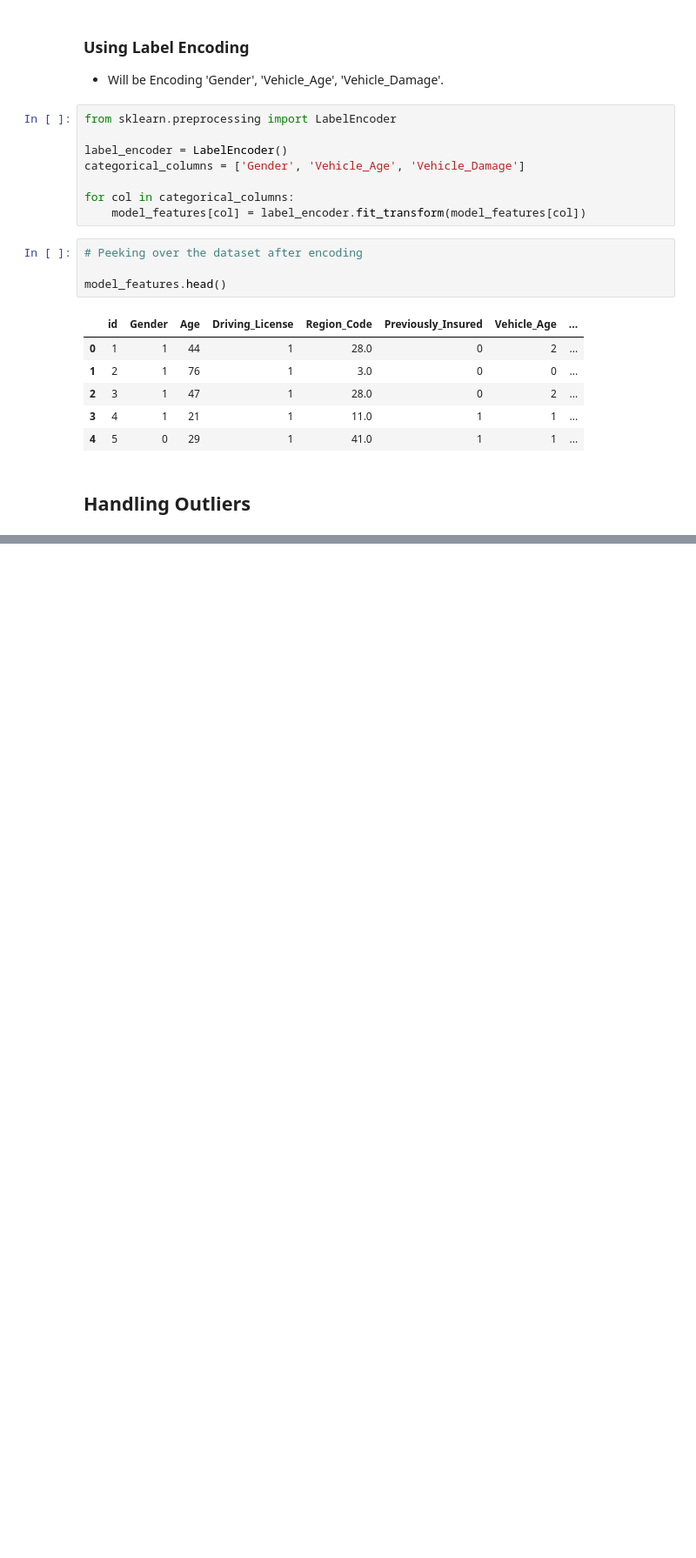
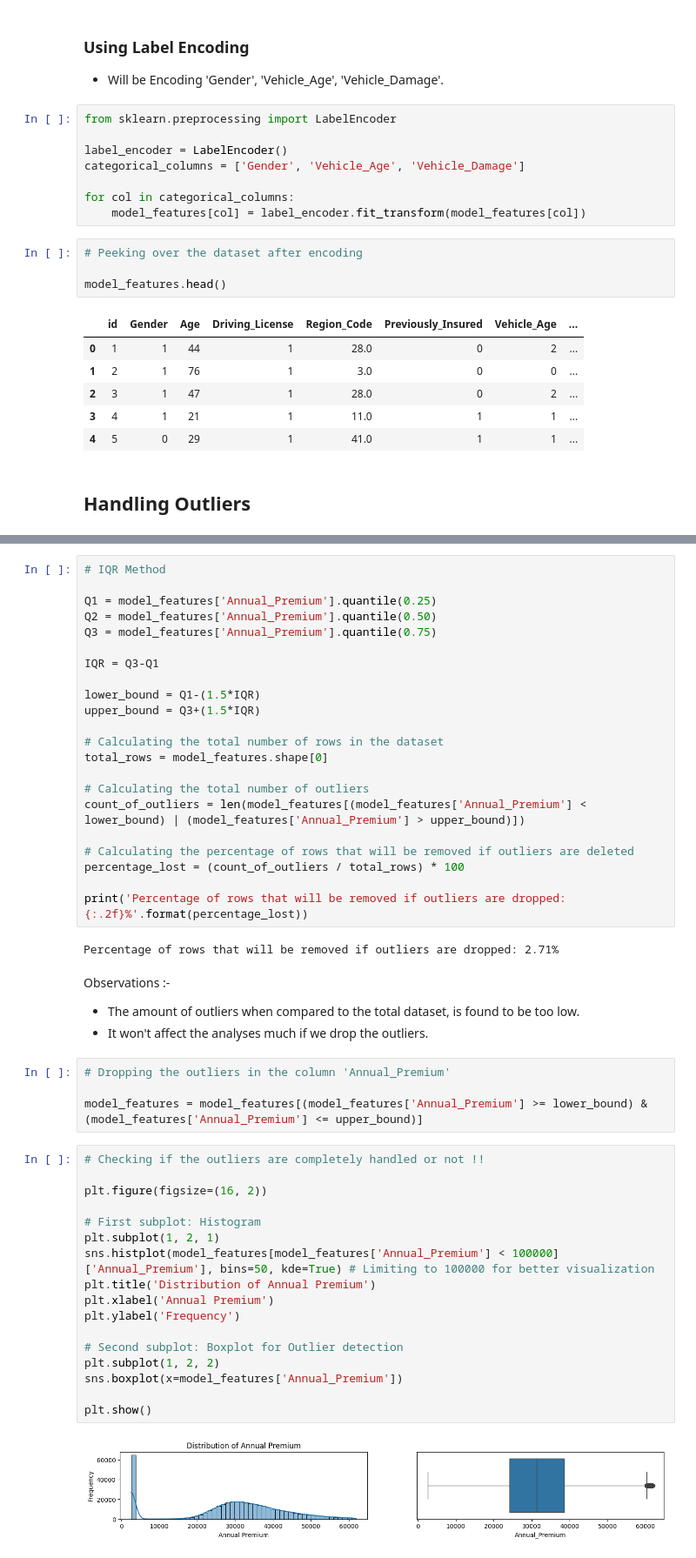
Before and after one commit to Ash99-commits/ML_Health_Insurance_Customers_CrossSell_Prediction, a Jupyter notebook: Health2Vehicle_CrossSell_Insurance_Prediction_by_Ashwani_Kumar_Patra.ipynb, the cells around one changed output, grey strips where cells are left out. Shown: that part at 87% size. Saved outputs shown, nothing was run; the diff lists cells and outputs as text; blank space fills up the shorter version.

```diff
--- a/Health2Vehicle_CrossSell_Insurance_Prediction_by_Ashwani_Kumar_Patra.ipynb
+++ b/Health2Vehicle_CrossSell_Insurance_Prediction_by_Ashwani_Kumar_Patra.ipynb
@@ -649,0 +695,52 @@ model_features.head()
+# %%
+# IQR Method
+
+Q1 = model_features['Annual_Premium'].quantile(0.25)
+Q2 = model_features['Annual_Premium'].quantile(0.50)
+Q3 = model_features['Annual_Premium'].quantile(0.75)
+
+IQR = Q3-Q1
+
+lower_bound = Q1-(1.5*IQR)
+upper_bound = Q3+(1.5*IQR)
+
+# Calculating the total number of rows in the dataset
+total_rows = model_features.shape[0]
+
+# Calculating the total number of outliers
+count_of_outliers = len(model_features[(model_features['Annual_Premium'] < lower_bound) | (model_features['Annual_Premium'] > upper_bound)])
+
+# Calculating the percentage of rows that will be removed if outliers are deleted
+percentage_lost = (count_of_outliers / total_rows) * 100
+
+print('Percentage of rows that will be removed if outliers are dropped: {:.2f}%'.format(percentage_lost))
+# %% [output]
+Percentage of rows that will be removed if outliers are dropped: 2.71%
+# %% [markdown]
+Observations :-
+
+* The amount of outliers when compared to the total dataset, is found to be too low.
+* It won't affect the analyses much if we drop the outliers.
+# %%
+# Dropping the outliers in the column 'Annual_Premium'
+
+model_features = model_features[(model_features['Annual_Premium'] >= lower_bound) & (model_features['Annual_Premium'] <= upper_bound)]
+# %%
+# Checking if the outliers are completely handled or not !!
+
+plt.figure(figsize=(16, 2))
+
+# First subplot: Histogram
+plt.subplot(1, 2, 1)
+sns.histplot(model_features[model_features['Annual_Premium'] < 100000]['Annual_Premium'], bins=50, kde=True) # Limiting to 100000 for better visualization
+plt.title('Distribution of Annual Premium')
+plt.xlabel('Annual Premium')
+plt.ylabel('Frequency')
+
+# Second subplot: Boxplot for Outlier detection
+plt.subplot(1, 2, 2)
+sns.boxplot(x=model_features['Annual_Premium'])
+
+plt.show()
+# %% [output]
+[figure, added]
```
Also changed, not shown: parts of 15 cells of this notebook.
